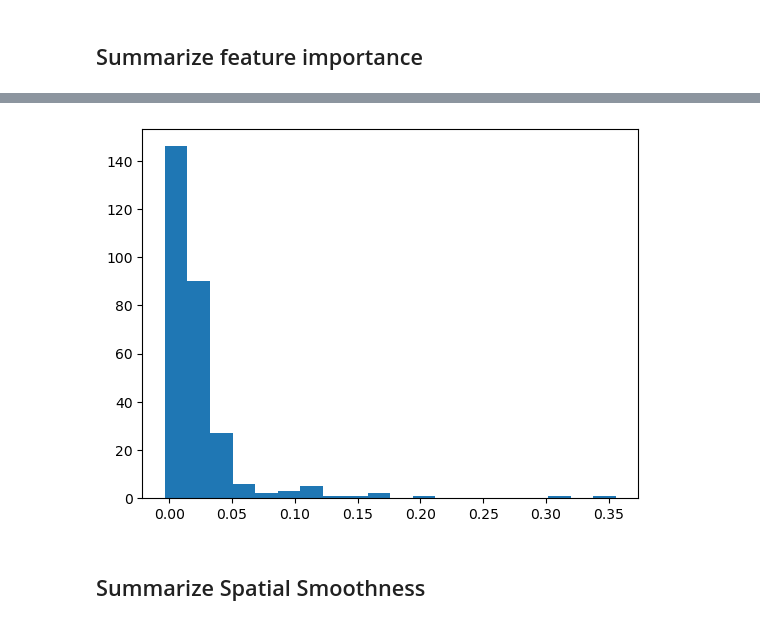
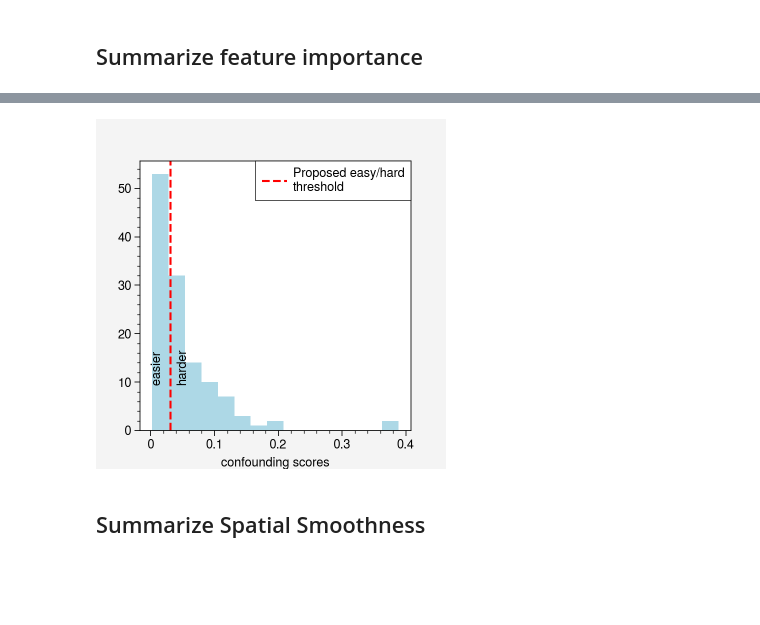
Before and after one commit to NSAPH-Projects/space, a Jupyter notebook: examples/difficulty_levels.ipynb, the cells around one changed output, grey strips where cells are left out. Saved outputs shown, nothing was run; the diff lists cells and outputs as text; code cells hidden in the pictures; blank space fills up the shorter version.

```diff
--- a/examples/difficulty_levels.ipynb
+++ b/examples/difficulty_levels.ipynb
@@ -97,6 +109,6 @@ for s in space_envs:
 num_covars = dict()
 for s in space_envs:
     env = SpaceEnv(s)
-    num_covars[s] = len(env.metadata["covariates"])
+    num_covars[s] = len(env.metadata["covariate_groups"])
 num_covars
 # %% [output]
@@ -114,8 +130,12 @@ num_covars
 # %%
+master = space_master.master.copy()
+master.reset_index(inplace=True)
+
 num_covars = dict()
 for c in collections:
-    environments = space_master.list_envs(collection=c)
-    covars = list()
+    environments = master.environments[master.collection == c]
+    print(environments)
+    covars = []
     for e in environments:
         env = SpaceEnv(e)
         covars.extend(env.metadata["covariates"])
@@ -224,5 +283,5 @@ conf_score
 conf_score_list = list()
 for s in space_envs:
     env = SpaceEnv(s)
-    conf_score_list.extend(list(env.metadata["confounding_score"].values()))
+    conf_score_list.extend(list(env.metadata["confounding_score_erf"].values()))
 conf_score = np.array(conf_score_list, dtype=float)
@@ -243,8 +306,19 @@ max: 0.3556097249352253
-# %%
-# make a histogram of the confounding scores
-plt.hist(conf_score, bins=20);
-# %% [output]
-[figure, removed]
+# %%
+# make a histogram of the confounding scores
+# plt.hist(conf_score, bins=20);
+
+# make a histogram of the confounding scores
+plt.figure(figsize=(3.5, 3.5))
+plt.hist(conf_score, bins=15, color="lightblue");
+plt.xlabel("confounding scores")
+plt.axvline(x=0.031, color="red", linestyle="--", label="Proposed easy/hard\nthreshold")
+plt.text(0.04, 10, "harder", color="black", fontsize=9, rotation=90)
+plt.text(0.0, 10, "easier", color="black", fontsize=9, rotation=90)
+plt.grid(False)
+plt.legend();
+plt.savefig("scores-conf.png", bbox_inches="tight")
+# %% [output]
+[figure, added]
 # %% [markdown]
 ## Summarize Spatial Smoothness
 # %%
```
Also changed, not shown: parts of 26 cells of this notebook.
